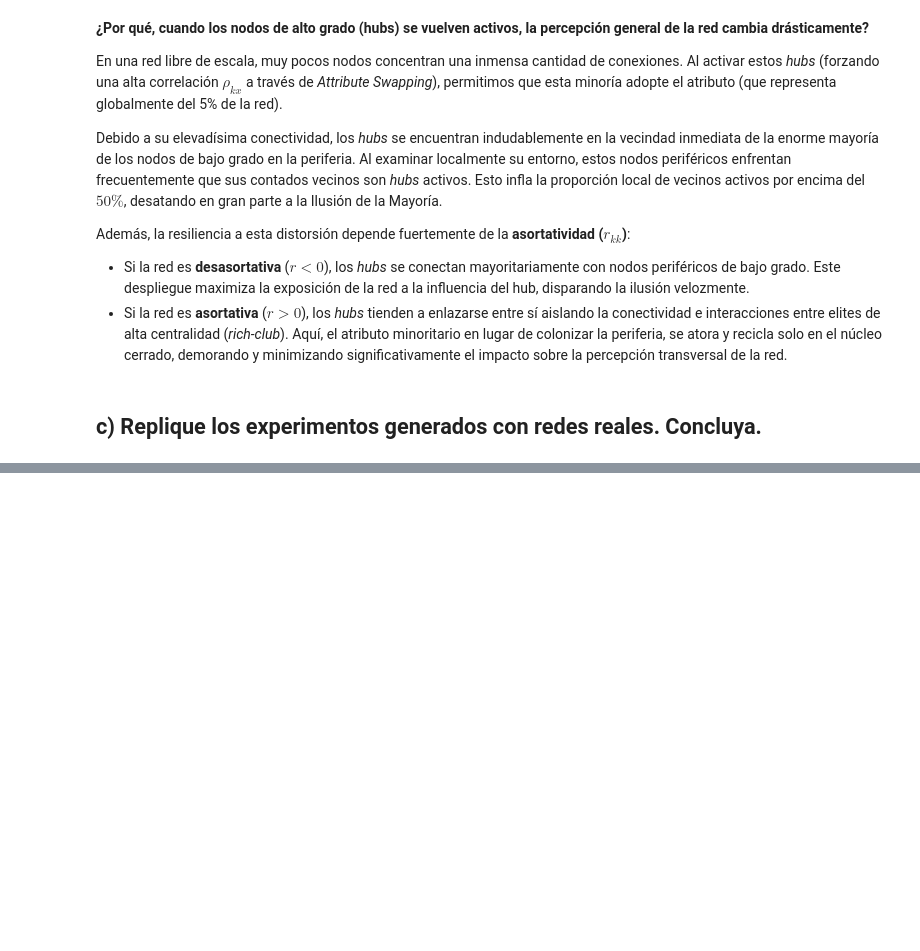
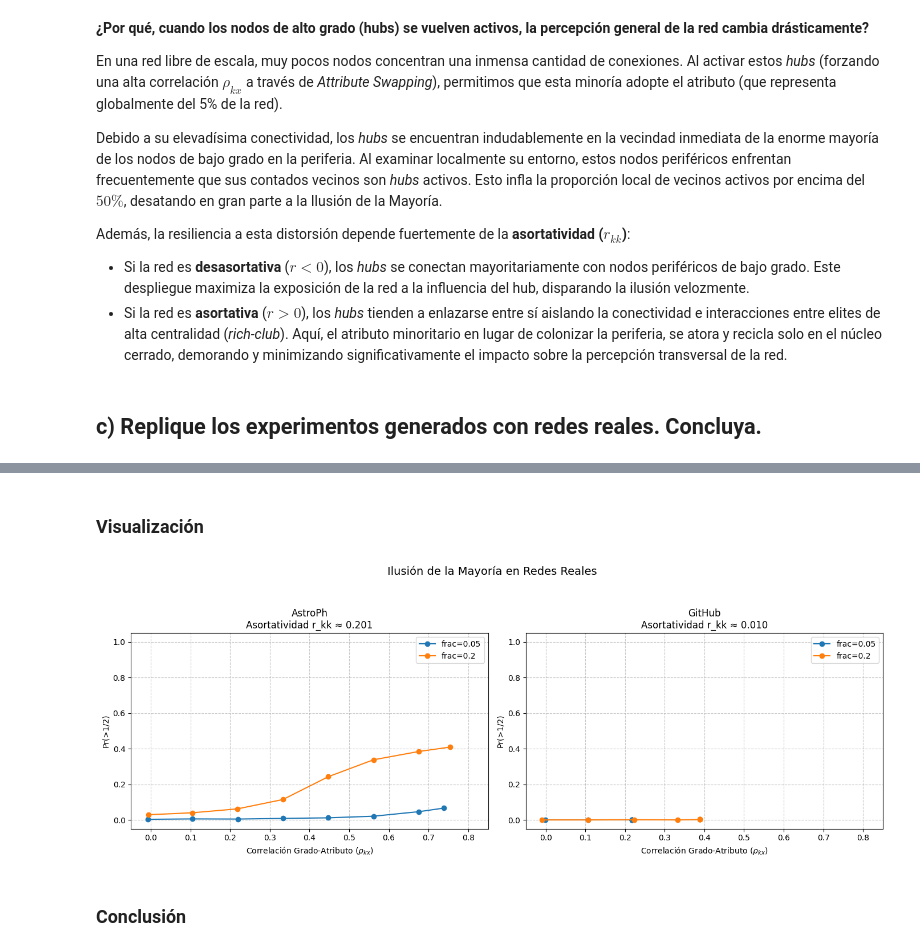
Before and after one commit to Taki3995/majority-illusion-analysis, a Jupyter notebook: Tarea2_AntoniaLuengo.ipynb, the cells around one changed output, grey strips where cells are left out. Saved outputs shown, nothing was run; the diff lists cells and outputs as text; code cells hidden in the pictures; blank space fills up the shorter version.

Commit message:
implementación problema 2c. update de requirements y subida figura.

```diff
--- a/Tarea2_AntoniaLuengo.ipynb
+++ b/Tarea2_AntoniaLuengo.ipynb
@@ -259,0 +395,31 @@ Además, la resiliencia a esta distorsión depende fuertemente de la **asortativ
+# %% [markdown]
+### Visualización
+# %%
+fig, axes = plt.subplots(1, 2, figsize=(14, 5))
+
+for i, (net_name, net_data) in enumerate(networks.items()):
+    ax = axes[i]
+    for p_active in fractions:
+        curve = results[net_name][p_active]
+        # Ordenar por el X real obtenido por consistencia al graficar
+        curve = sorted(curve, key=lambda d: d[0])
+        x = [d[0] for d in curve]
+        y = [d[1] for d in curve]
+        ax.plot(x, y, marker='o', label=f'frac={p_active}')
+
+    ax.set_title(f'{net_name}\nAsortatividad r_kk ≈ {net_data["r"]:.3f}')
+    ax.set_xlabel('Correlación Grado-Atributo ($ρ_{kx}$)')
+    ax.set_ylabel('Pr(>1/2)')
+    ax.legend()
+    ax.grid(True, linestyle='--', alpha=0.7)
+    ax.set_ylim(-0.05, 1.05)
+    ax.set_xlim(-0.05, 0.85)
+
+plt.suptitle('Ilusión de la Mayoría en Redes Reales', fontsize=14, y=1.05)
+plt.tight_layout()
+plt.savefig('figura_4_replicada.png', dpi=300, bbox_inches='tight')
+plt.show()
+# %% [output]
+[figure, added]
+# %% [markdown]
+### Conclusión
```
Also changed, not shown: parts of 10 cells of this notebook, 2 other files.
